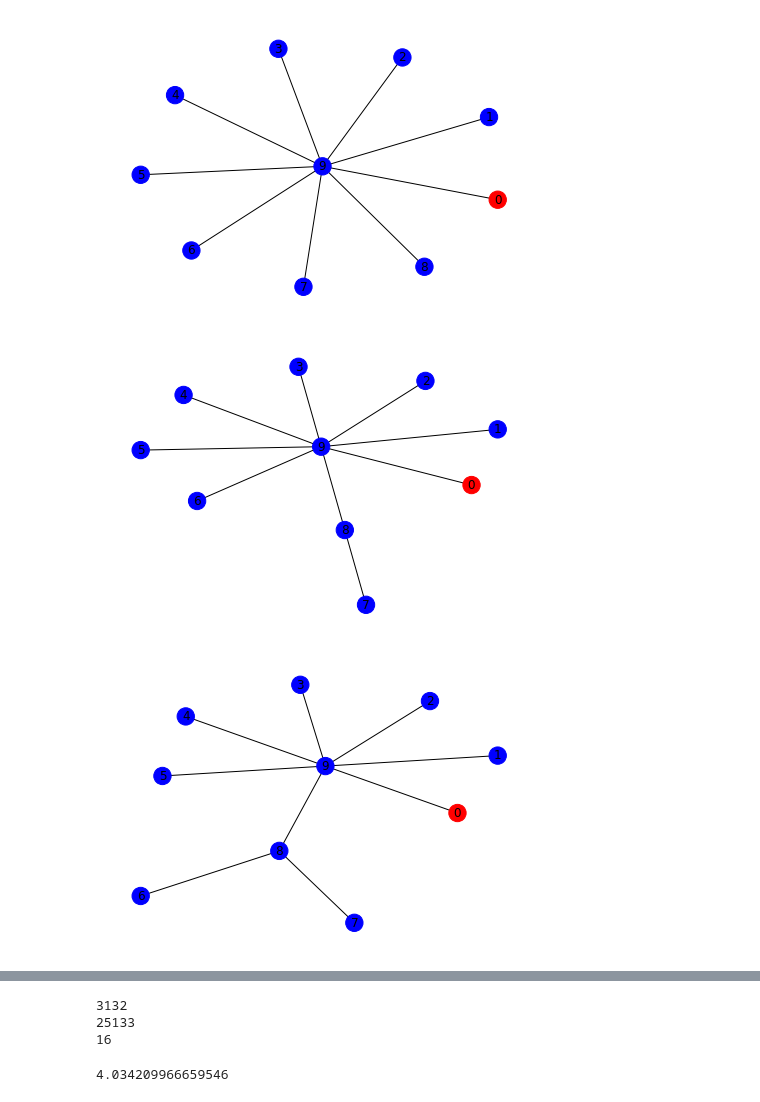
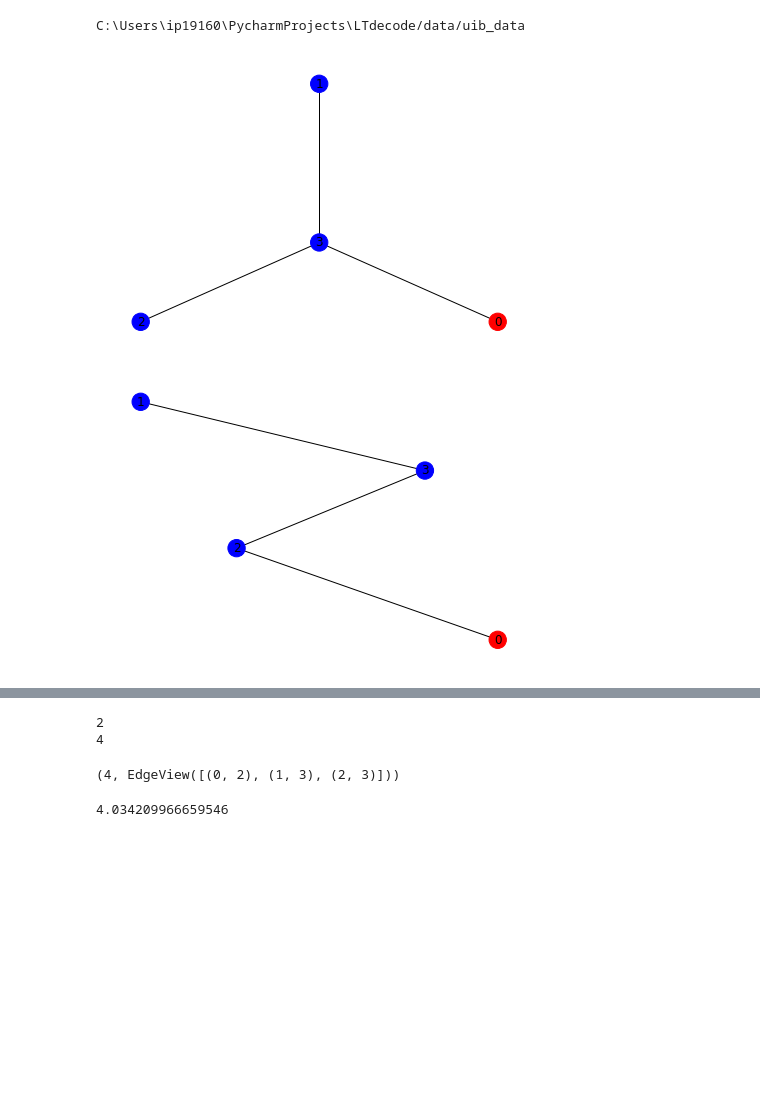
Before and after one commit to tomjbell/LTdecode, a Jupyter notebook: reading_graph_data.ipynb, the cells around one changed output, grey strips where cells are left out. Cells and saved outputs as stored; diff of their text form; code cells hidden in the pictures; blank space fills up the shorter version.

```diff
--- a/reading_graph_data.ipynb
+++ b/reading_graph_data.ipynb
@@ -42,15 +44,20 @@ path_to_data = abspath("../data/uib_data/")
+# %%
+path_to_data = getcwd() + '/data/uib_data'
+print(path_to_data)
+# %% [output]
+C:\Users\ip19160\PycharmProjects\LTdecode/data/uib_data
 # %%
-graph_list = txt_to_edge_data(abspath("../data/uib_data/10_qubit_graphs_data_uib.txt"))
+nq = 4
+graph_list = txt_to_edge_data(f"data/uib_data/{nq}_qubit_graphs_data_uib.txt")
 i = 0
 for g in graph_list:
     i += 1
     graph = Graph()
     graph.add_nodes_from(list(range(max([i for j in g[1] for i in j]))))
     graph.add_edges_from(g[1])
     draw_graph(graph)
     if i > 10:
         break
 # %% [output]
-[figure, old version]
+[figure, new version]
-[figure, old version]
+[figure, new version]
-[figure, removed]
@@ -69,14 +68,15 @@ for g in graph_list:
     e = g[1]
     all_graphs_data += [(g[0], x) for x in gen_non_isomorphic_graphs(g[1])]
 print(len(all_graphs_data))
-print(all_graphs_data[23][0])
 # %% [output]
-3132
-25133
-16
+2
+4
 # %%
 sorted_by_class_size = sorted(all_graphs_data, key=lambda x: x[0], reverse=True)
-save_obj(obj=sorted_by_class_size, path=path_to_data, name="10_qubit_graphs_ordered_num_in_class")
+save_obj(obj=sorted_by_class_size, path=path_to_data, name=f"{nq}_qubit_graphs_ordered_num_in_class")
+print(sorted_by_class_size[0])
+# %% [output]
+(4, EdgeView([(0, 2), (1, 3), (2, 3)]))
 # %%
 g9 = gen_ring_graph(9)
 d9 = CascadeDecoder(g9)
```
Also changed, not shown: parts of 102 cells of this notebook, 2 other files.
